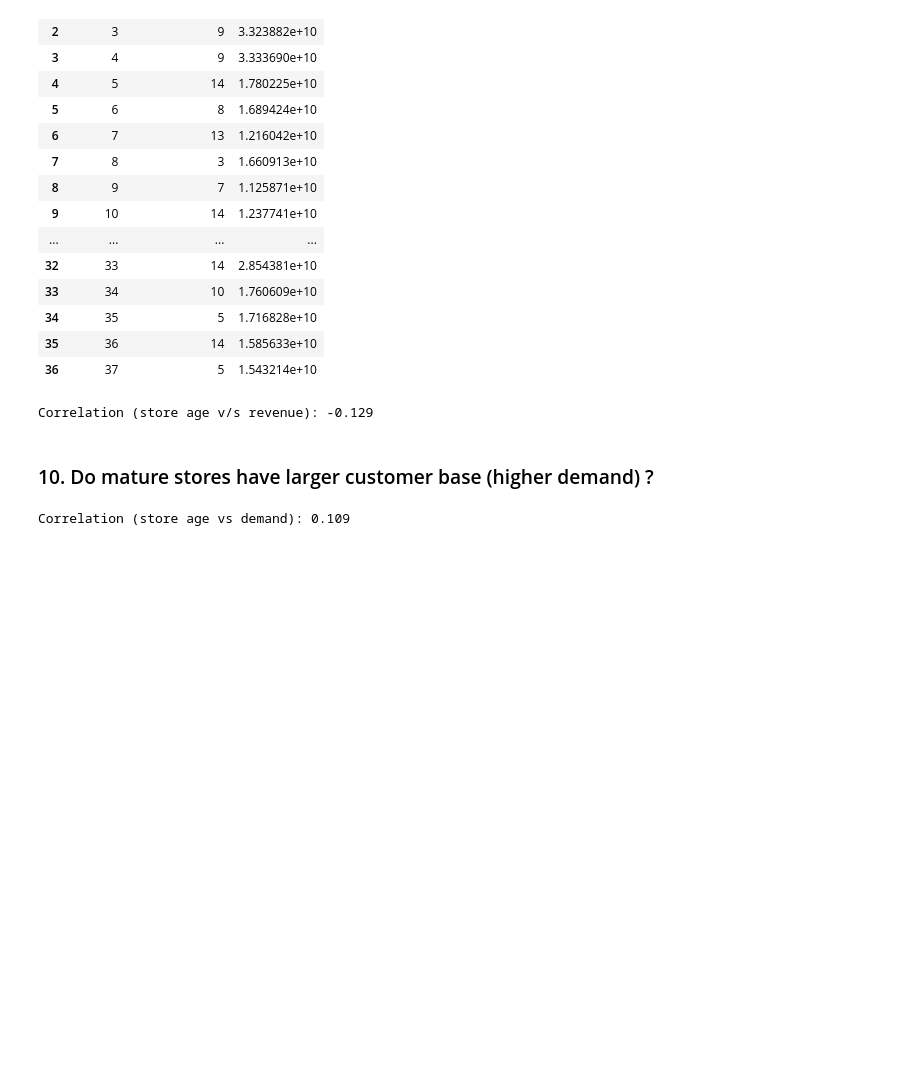
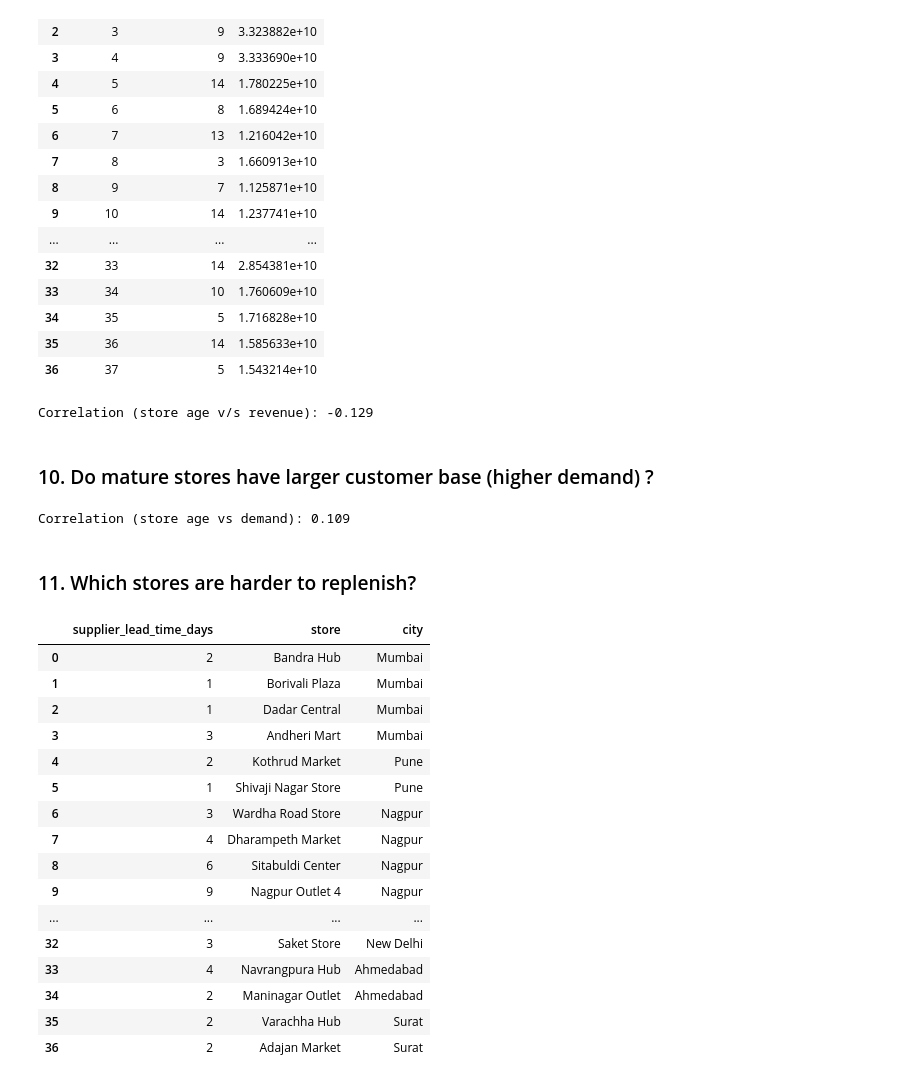
Before and after one commit to rejojose55625/demandEngine, a Jupyter notebook: notebooks/analysis.ipynb, the cells around one changed output. Drawn from its saved outputs; the diff is of its cells as text; code cells hidden in the pictures; blank space fills up the shorter version.

```diff
--- a/notebooks/analysis.ipynb
+++ b/notebooks/analysis.ipynb
@@ -746,3 +746,29 @@ corr_age_demand = store_age_demand[['store_age_years', 'demand']].corr().iloc[0,
 print(f"Correlation (store age vs demand): {corr_age_demand:.3f}")
 # %% [output]
 Correlation (store age vs demand): 0.109
+# %% [markdown]
+### 11. Which stores are harder to replenish?
+# %%
+replenish_hardness = sales_df.groupby('store_id').agg({
+    'supplier_lead_time_days': 'first',
+    'store': 'first',
+    'city': 'first'
+}).reset_index(drop = True); replenish_hardness
+# %% [output]
+|  | supplier_lead_time_days | store | city |
+| 0 | 2 | Bandra Hub | Mumbai |
+| 1 | 1 | Borivali Plaza | Mumbai |
+| 2 | 1 | Dadar Central | Mumbai |
+| 3 | 3 | Andheri Mart | Mumbai |
+| 4 | 2 | Kothrud Market | Pune |
+| 5 | 1 | Shivaji Nagar Store | Pune |
+| 6 | 3 | Wardha Road Store | Nagpur |
+| 7 | 4 | Dharampeth Market | Nagpur |
+| 8 | 6 | Sitabuldi Center | Nagpur |
+| 9 | 9 | Nagpur Outlet 4 | Nagpur |
+| ... | ... | ... | ... |
+| 32 | 3 | Saket Store | New Delhi |
+| 33 | 4 | Navrangpura Hub | Ahmedabad |
+| 34 | 2 | Maninagar Outlet | Ahmedabad |
+| 35 | 2 | Varachha Hub | Surat |
+| 36 | 2 | Adajan Market | Surat |
```
Also changed, not shown: parts of 14 cells of this notebook.
